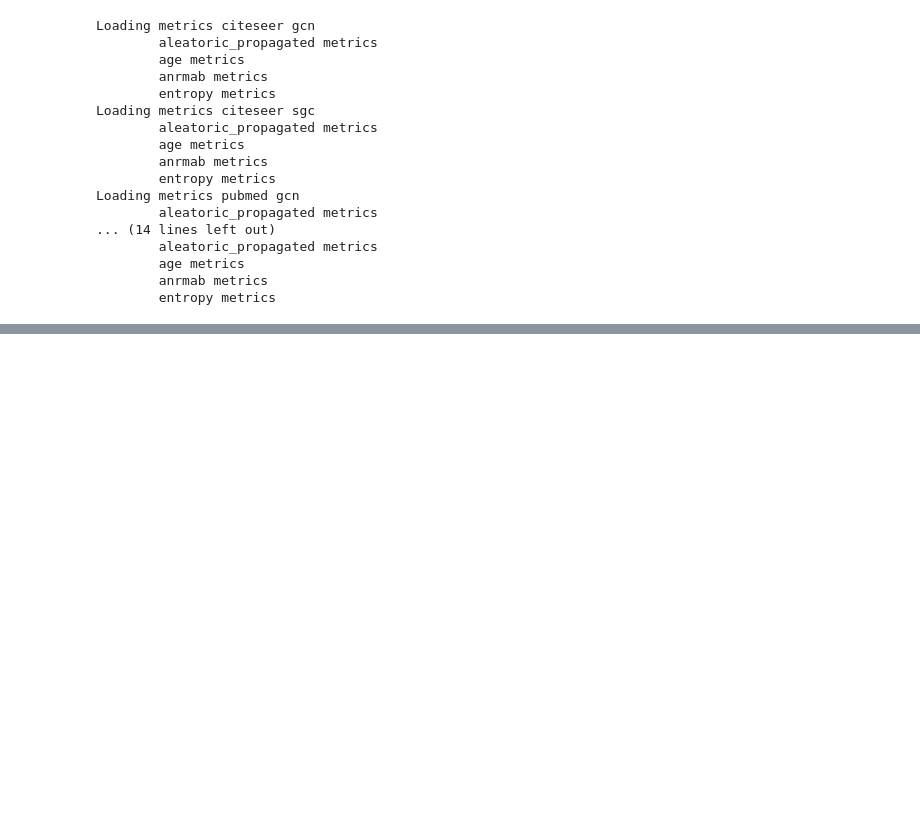
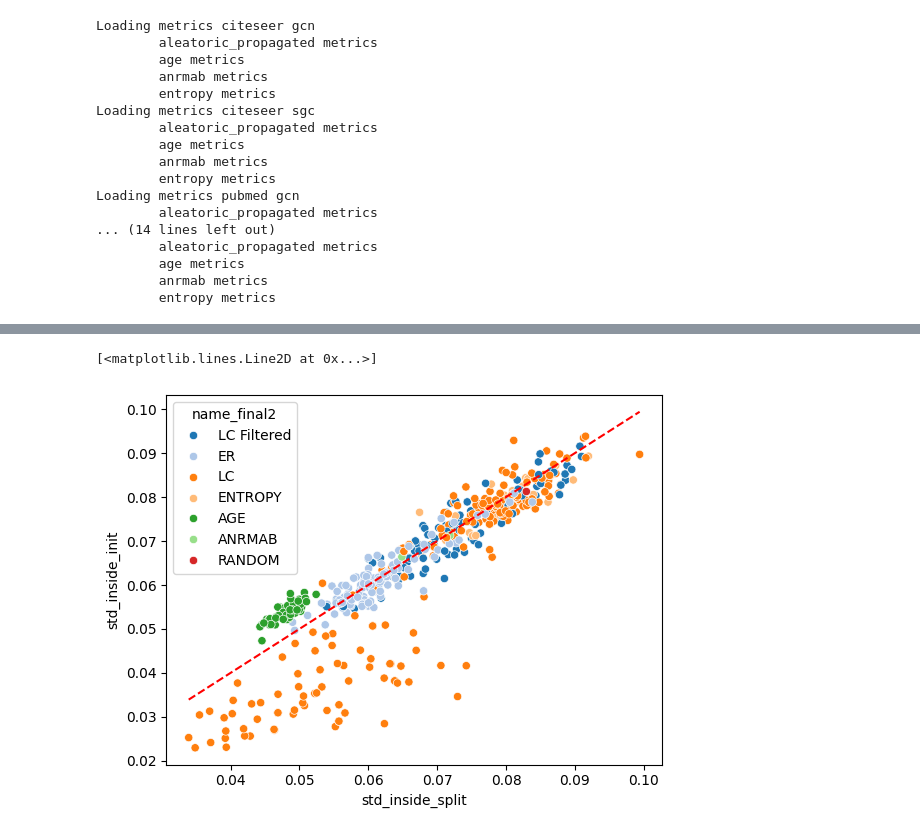
Before and after one commit to drigba/uq-for-al-on-graphs, a Jupyter notebook: notebooks/plot_indexes.ipynb, the cells around one changed output, grey strips where cells are left out. Drawn from its saved outputs; the diff is of its cells as text; code cells hidden in the pictures; blank space fills up the shorter version.

```diff
--- a/notebooks/plot_indexes.ipynb
+++ b/notebooks/plot_indexes.ipynb
@@ -231 +130,9 @@ AttributeError: module 'seaborn' has no attribute 'scatter'
+# %%
+sns.scatterplot(data=gcn_cora_df, x="std_inside_split", y="std_inside_init", hue="name_final2", palette="tab20")
+plt.plot([gcn_cora_df["std_inside_split"].min(), gcn_cora_df["std_inside_split"].max()],
+         [gcn_cora_df["std_inside_split"].min(), gcn_cora_df["std_inside_split"].max()],
+         color='red', linestyle='--', label='x=y')
+# %% [output]
+[<matplotlib.lines.Line2D at 0x...>]
+[figure, added]
 # %%
```
Also changed, not shown: parts of 20 cells of this notebook, 5 other files.
